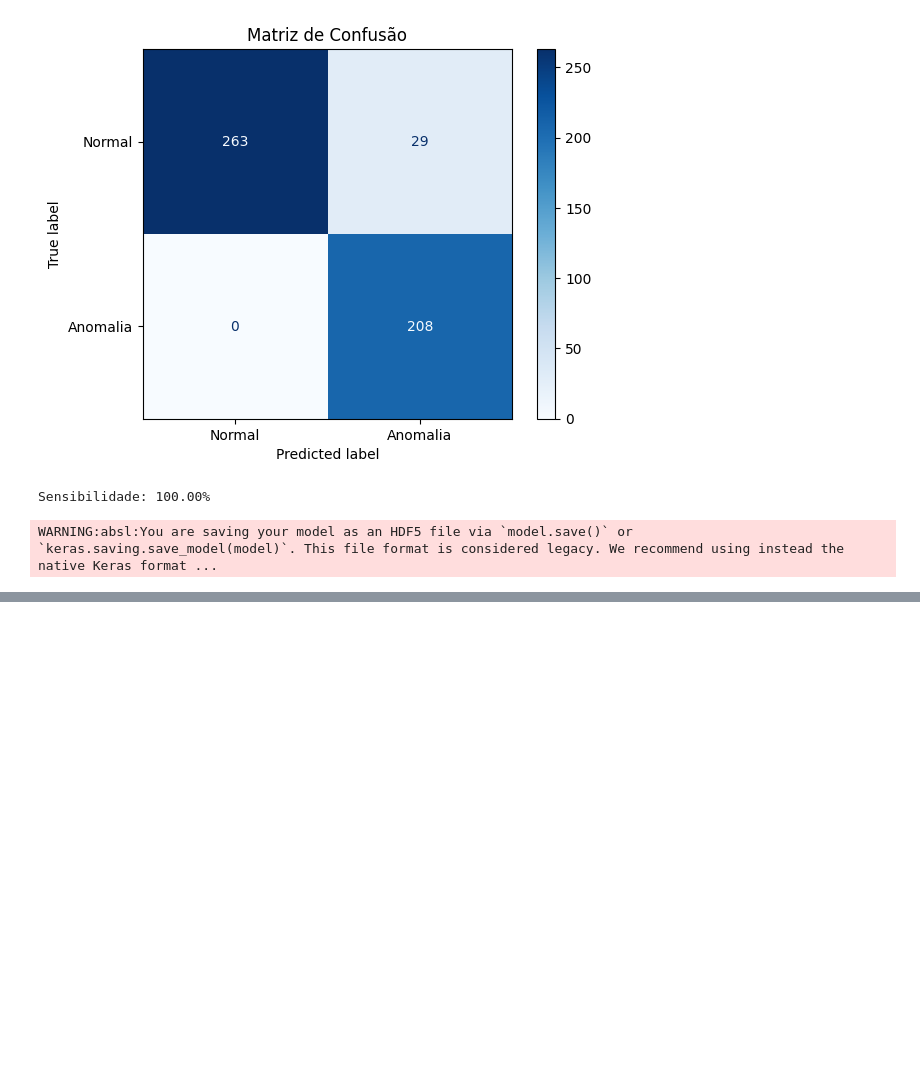
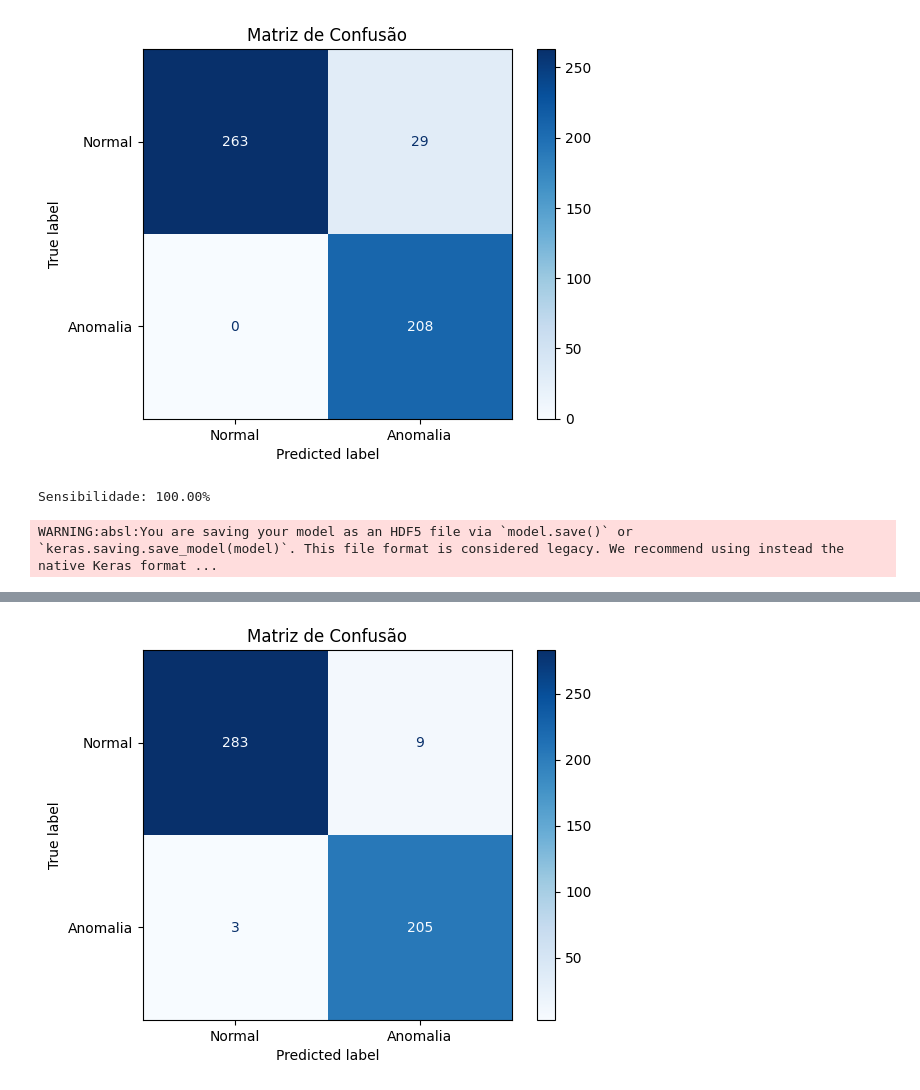
Before and after one commit to danielngec/EcgLstmAutoEnconder, a Jupyter notebook: LstmAutoenconderEcg.ipynb, the cells around one changed output, grey strips where cells are left out. Drawn from its saved outputs; the diff is of its cells as text; code cells hidden in the pictures; blank space fills up the shorter version.

```diff
--- a/LstmAutoenconderEcg.ipynb
+++ b/LstmAutoenconderEcg.ipynb
@@ -289,0 +322,19 @@ WARNING:absl:You are saving your model as an HDF5 file via `model.save()` or `ke
+# %%
+aux = float('inf')
+best_limiar = []
+for i in range(len(vector)):
+    x = vector[i][1]
+    y = vector[i][0]
+    d = (x**2 + (y-1)**2) ** 0.5
+    if d < aux :
+        aux = d
+        best_limiar = vector[i][2]
+# %%
+classes_best = np.where(mae_por_amostra <= best_limiar, 1, 2)
+cm_best = confusion_matrix(dataset_teste_target_np, classes_best)
+disp = ConfusionMatrixDisplay(confusion_matrix=cm_best, display_labels=["Normal", "Anomalia"])
+disp.plot(cmap="Blues")
+plt.title("Matriz de Confusão")
+plt.show()
+# %% [output]
+[figure, added]
```
Also changed, not shown: parts of 5 cells of this notebook.
